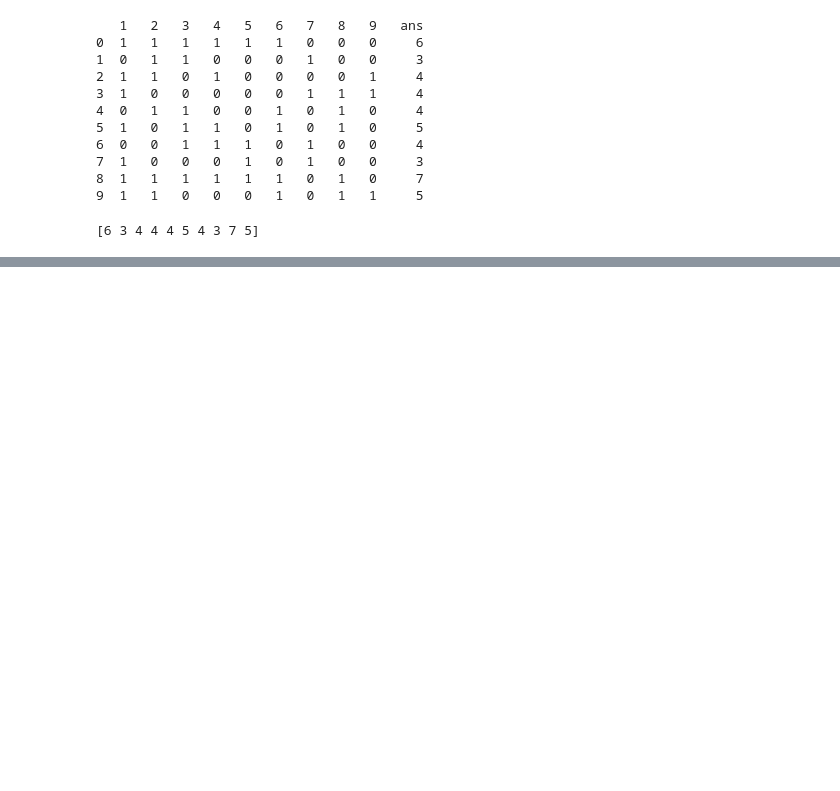
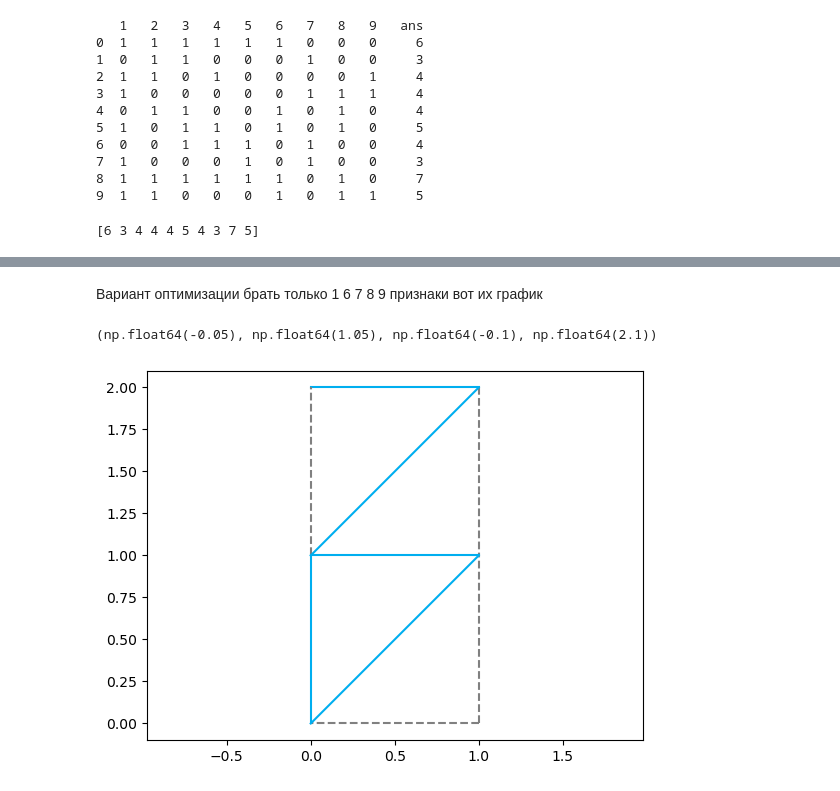
Before and after one commit to tengenatari/ML, a Jupyter notebook: notebook.ipynb, the cells around one changed output, grey strips where cells are left out. Drawn from its saved outputs; the diff is of its cells as text; code cells hidden in the pictures; blank space fills up the shorter version.

```diff
--- a/notebook.ipynb
+++ b/notebook.ipynb
@@ -114,0 +107,21 @@ build_plot(nums_perceptron.predict(nums[0]))
+# %% [markdown]
+Вариант оптимизации брать только 1 6 7 8 9 признаки вот их график
+# %%
+arr = [1, 0, 0, 0, 1, 0, 1, 1, 1]
+lines = (((0, 1), (2, 2)),
+((1, 1), (2, 1)),
+((1, 1), (0, 1)),
+((1, 0), (0, 0)),
+((0, 0), (0, 1)),
+((0, 0), (1, 2)),
+((0, 1), (1, 2)),
+((1, 0), (1, 1)),
+((0, 1), (0, 1)))
+colors = ['gray', '#00aeef'] # цвета серый и цвет ТюмГУ
+linestyles = ['--', '-']
+for i in range(9):
+    plt.plot(lines[i][0], lines[i][1], ls=linestyles[arr[i]], c=colors[arr[i]])
+plt.axis('equal')
+# %% [output]
+(np.float64(-0.05), np.float64(1.05), np.float64(-0.1), np.float64(2.1))
+[figure, added]
```
Also changed, not shown: parts of 9 cells of this notebook.
